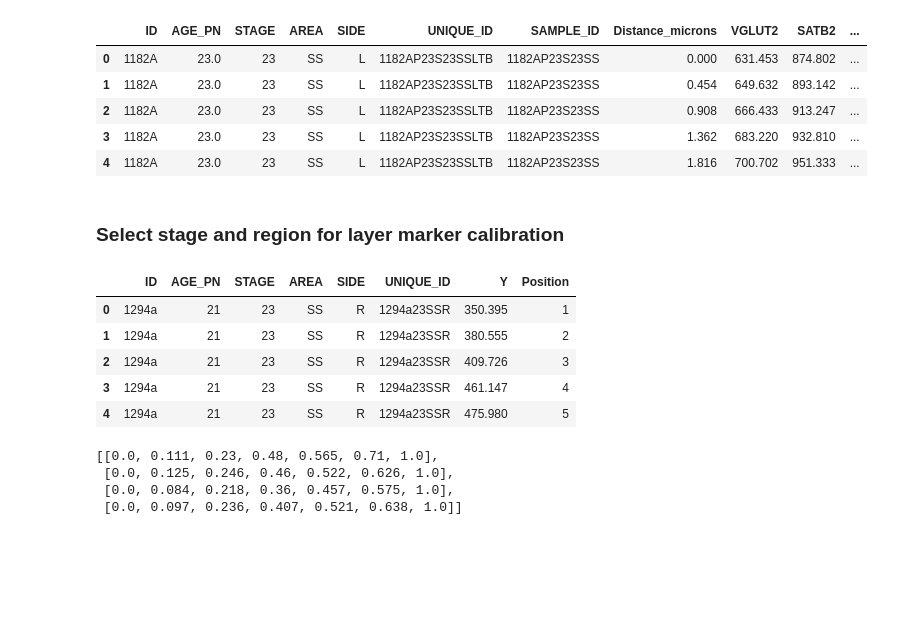
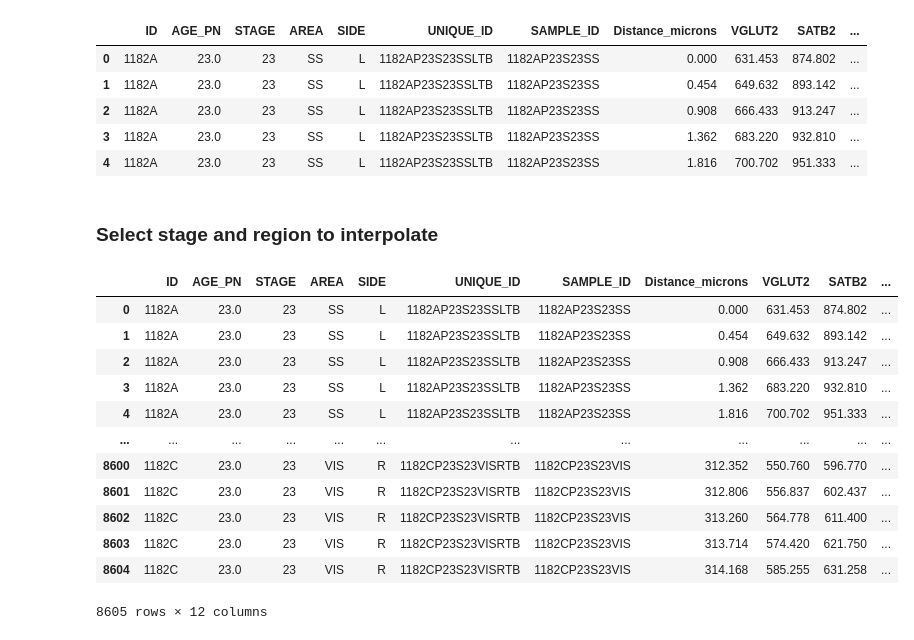
Before and after one commit to Fenlon-Suarez-Lab/histology-analyses, a Jupyter notebook: Suarez-VGLUT2-2023/VGLUT2-analysis-notebook.ipynb, the cells around one changed output. Cells and saved outputs as stored; diff of their text form; code cells hidden in the pictures; blank space fills up the shorter version.

```diff
--- a/Suarez-VGLUT2-2023/VGLUT2-analysis-notebook.ipynb
+++ b/Suarez-VGLUT2-2023/VGLUT2-analysis-notebook.ipynb
@@ -138,33 +174,22 @@ grey_values.head()
 | 3 | 1182A | 23.0 | 23 | SS | L | 1182AP23S23SSLTB | 1182AP23S23SS | 1.362 | 683.220 | 932.810 | ... |
 | 4 | 1182A | 23.0 | 23 | SS | L | 1182AP23S23SSLTB | 1182AP23S23SS | 1.816 | 700.702 | 951.333 | ... |
 # %% [markdown]
-### Select stage and region for layer marker calibration
+### Select stage and region to interpolate
-# %%
-# Layer positions are examined stage-by-stage.
-layer_markers = pd.read_excel("./endogenous_VGLUT2_datasheet.xlsx",sheet_name=1) # reloads the sheet (not super necessary), selects the 2nd tab.
-stage = 23.0 # identifies the stage of interest
-subset_layer_markers = layer_markers[layer_markers['STAGE']==stage] # subset the layer markers to the stage of interest.
-subset_layer_markers.head() # check that it worked.
-# %% [output]
-|  | ID | AGE_PN | STAGE | AREA | SIDE | UNIQUE_ID | Y | Position |
-| 0 | 1294a | 21 | 23 | SS | R | 1294a23SSR | 350.395 | 1 |
-| 1 | 1294a | 21 | 23 | SS | R | 1294a23SSR | 380.555 | 2 |
-| 2 | 1294a | 21 | 23 | SS | R | 1294a23SSR | 409.726 | 3 |
-| 3 | 1294a | 21 | 23 | SS | R | 1294a23SSR | 461.147 | 4 |
-| 4 | 1294a | 21 | 23 | SS | R | 1294a23SSR | 475.980 | 5 |
-# %%
-# Normalises the layers to the range 0-1.
-# Based on one bilateral representative sample from each stage (L and R values averaged).
-normed_markers = []
-for i in subset_layer_markers.groupby("UNIQUE_ID"):
-    df = i[1]
-    layer_values = df['Y'].tolist()
-    norm_layer_values = normalise_values(layer_values)
-    norm_layer_values = [round(v,3) for v in norm_layer_values]
-    normed_markers.append(norm_layer_values)
-normed_markers
-# %% [output]
-[[0.0, 0.111, 0.23, 0.48, 0.565, 0.71, 1.0],
- [0.0, 0.125, 0.246, 0.46, 0.522, 0.626, 1.0],
- [0.0, 0.084, 0.218, 0.36, 0.457, 0.575, 1.0],
- [0.0, 0.097, 0.236, 0.407, 0.521, 0.638, 1.0]]
+# %%
+# Select stage of interest for interpolation.
+df_interpolation = grey_values[(grey_values['STAGE']==23.0)&(grey_values['Experimenter']=='TB')] # the excel file is a bit messy, with some of my sections along with Toby's, hence keep the first 4 stages to Toby's data.
+df_interpolation
+# %% [output]
+|  | ID | AGE_PN | STAGE | AREA | SIDE | UNIQUE_ID | SAMPLE_ID | Distance_microns | VGLUT2 | SATB2 | ... |
+| 0 | 1182A | 23.0 | 23 | SS | L | 1182AP23S23SSLTB | 1182AP23S23SS | 0.000 | 631.453 | 874.802 | ... |
+| 1 | 1182A | 23.0 | 23 | SS | L | 1182AP23S23SSLTB | 1182AP23S23SS | 0.454 | 649.632 | 893.142 | ... |
+| 2 | 1182A | 23.0 | 23 | SS | L | 1182AP23S23SSLTB | 1182AP23S23SS | 0.908 | 666.433 | 913.247 | ... |
+| 3 | 1182A | 23.0 | 23 | SS | L | 1182AP23S23SSLTB | 1182AP23S23SS | 1.362 | 683.220 | 932.810 | ... |
+| 4 | 1182A | 23.0 | 23 | SS | L | 1182AP23S23SSLTB | 1182AP23S23SS | 1.816 | 700.702 | 951.333 | ... |
+| ... | ... | ... | ... | ... | ... | ... | ... | ... | ... | ... | ... |
+| 8600 | 1182C | 23.0 | 23 | VIS | R | 1182CP23S23VISRTB | 1182CP23S23VIS | 312.352 | 550.760 | 596.770 | ... |
+| 8601 | 1182C | 23.0 | 23 | VIS | R | 1182CP23S23VISRTB | 1182CP23S23VIS | 312.806 | 556.837 | 602.437 | ... |
+| 8602 | 1182C | 23.0 | 23 | VIS | R | 1182CP23S23VISRTB | 1182CP23S23VIS | 313.260 | 564.778 | 611.400 | ... |
+| 8603 | 1182C | 23.0 | 23 | VIS | R | 1182CP23S23VISRTB | 1182CP23S23VIS | 313.714 | 574.420 | 621.750 | ... |
+| 8604 | 1182C | 23.0 | 23 | VIS | R | 1182CP23S23VISRTB | 1182CP23S23VIS | 314.168 | 585.255 | 631.258 | ... |
+8605 rows × 12 columns
```
Also changed, not shown: parts of 8 cells of this notebook.
